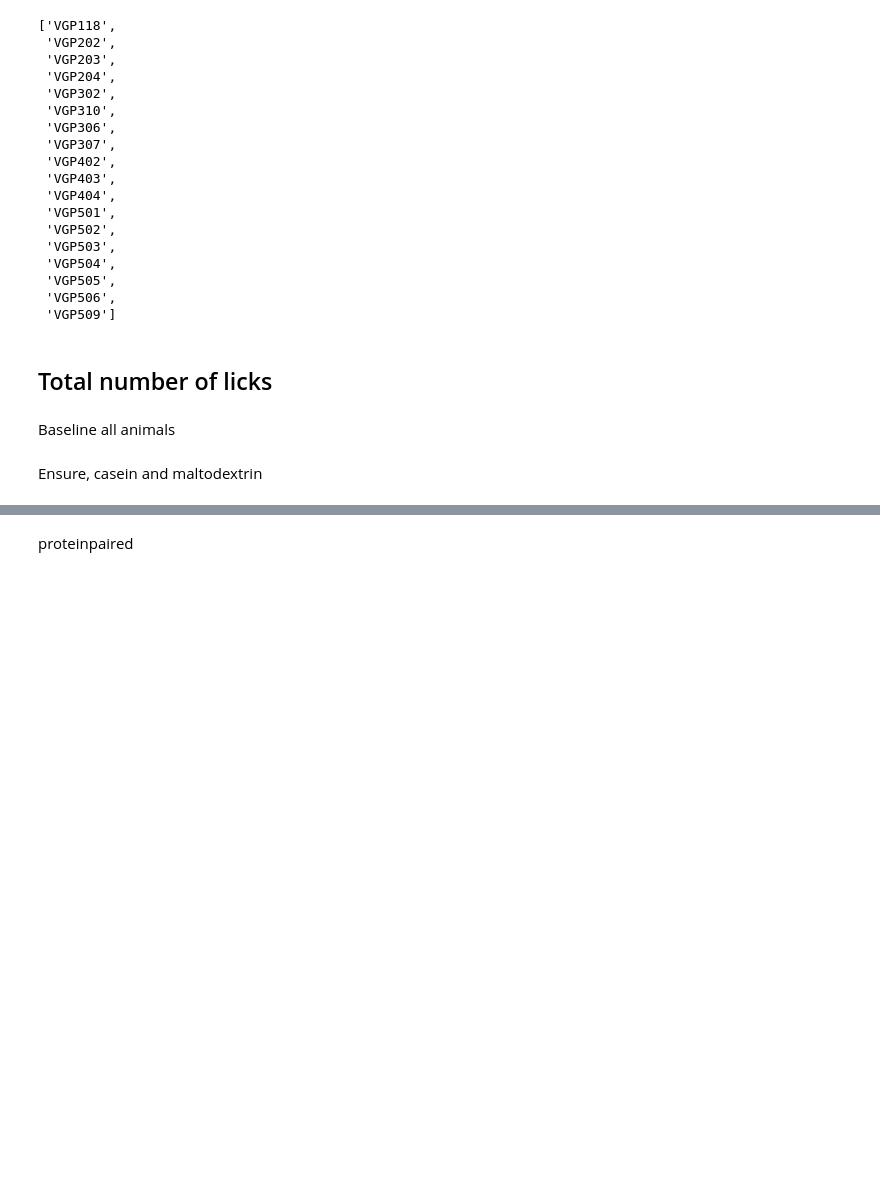
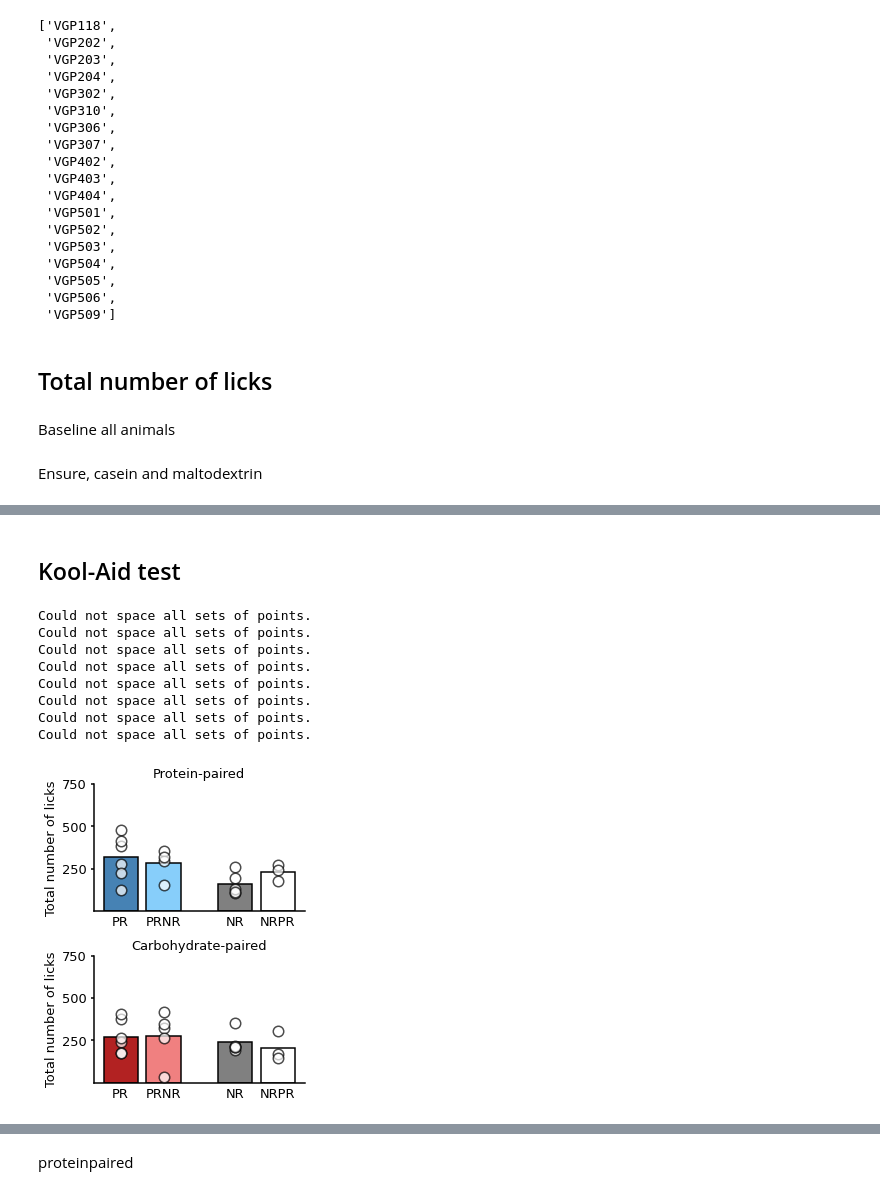
Before and after one commit to jetsetmette/VGP, a Jupyter notebook: notebooks/Behavior_2P.ipynb, the cells around one changed output, grey strips where cells are left out. Saved outputs shown, nothing was run; the diff lists cells and outputs as text; code cells hidden in the pictures; blank space fills up the shorter version.

```diff
--- a/notebooks/Behavior_2P.ipynb
+++ b/notebooks/Behavior_2P.ipynb
@@ -537,6 +538,7 @@ malt_PR,malt_PRNR,malt_NR,malt_NRPR= get_grouped_data(all_data, 'Malt.', 'total
 
 #Total licks Protein paired
 ppaired_PR,ppaired_PRNR,ppaired_NR,ppaired_NRPR= get_grouped_data(all_data, 'ppaired', 'total licks')
+mpaired_PR,mpaired_PRNR,mpaired_NR,mpaired_NRPR= get_grouped_data(all_data, 'mpaired', 'total licks')
 # %%
 # Making figure for total licks - Mean per animal
 
@@ -644,3 +656,44 @@ Could not space all sets of points.
+# %% [markdown]
+## Kool-Aid test
+# %%
+# Making figure for total licks - Mean per animal
+
+f,ax=plt.subplots(figsize=(4.5,5), ncols=1, nrows=2, sharey='row')
+f.subplots_adjust(wspace=0.15,hspace=0.35, bottom=0.05, left=0.25)
+ppaired_PR,ppaired_PRNR,ppaired_NR,ppaired_NRPR
+
+colors_C=['steelblue','lightskyblue','gray', 'w']
+colors_M=['firebrick','lightcoral','gray', 'w']
+
+ax[0]= make_barscatter([[ppaired_PR,ppaired_PRNR],[ppaired_NR,ppaired_NRPR]], ax=ax[0],barfacecolor= colors_C)
+ax[1] = make_barscatter([[mpaired_PR,mpaired_PRNR],[mpaired_NR,mpaired_NRPR]], ax=ax[1],barfacecolor= colors_M)
+
+
+
+ax[0].set_ylabel('Total number of licks',fontsize = 13)
+ax[0].set_yticks([250,500,750])
+ax[0].set_yticklabels([250,500,750], fontsize = 13)
+
+ax[1].set_ylabel('Total number of licks',fontsize = 13)
+ax[1].set_yticks([250,500,750])
+ax[1].set_yticklabels([250,500,750], fontsize = 13)
+
+
+ax[0].set_title('Protein-paired', fontsize =13)
+ax[1].set_title('Carbohydrate-paired', fontsize =13)
+
+
+f.savefig('C:\\Users\\mko102\\GitHub\\VGP\\output\\total_licks_kool-aid.png')
+# %% [output]
+Could not space all sets of points.
+Could not space all sets of points.
+Could not space all sets of points.
+Could not space all sets of points.
+Could not space all sets of points.
+Could not space all sets of points.
+Could not space all sets of points.
+Could not space all sets of points.
+[figure, added]
 # %%
 # Figure NR- cas/malt - PR- cas/malt
 
```
Also changed, not shown: parts of 31 cells of this notebook.
